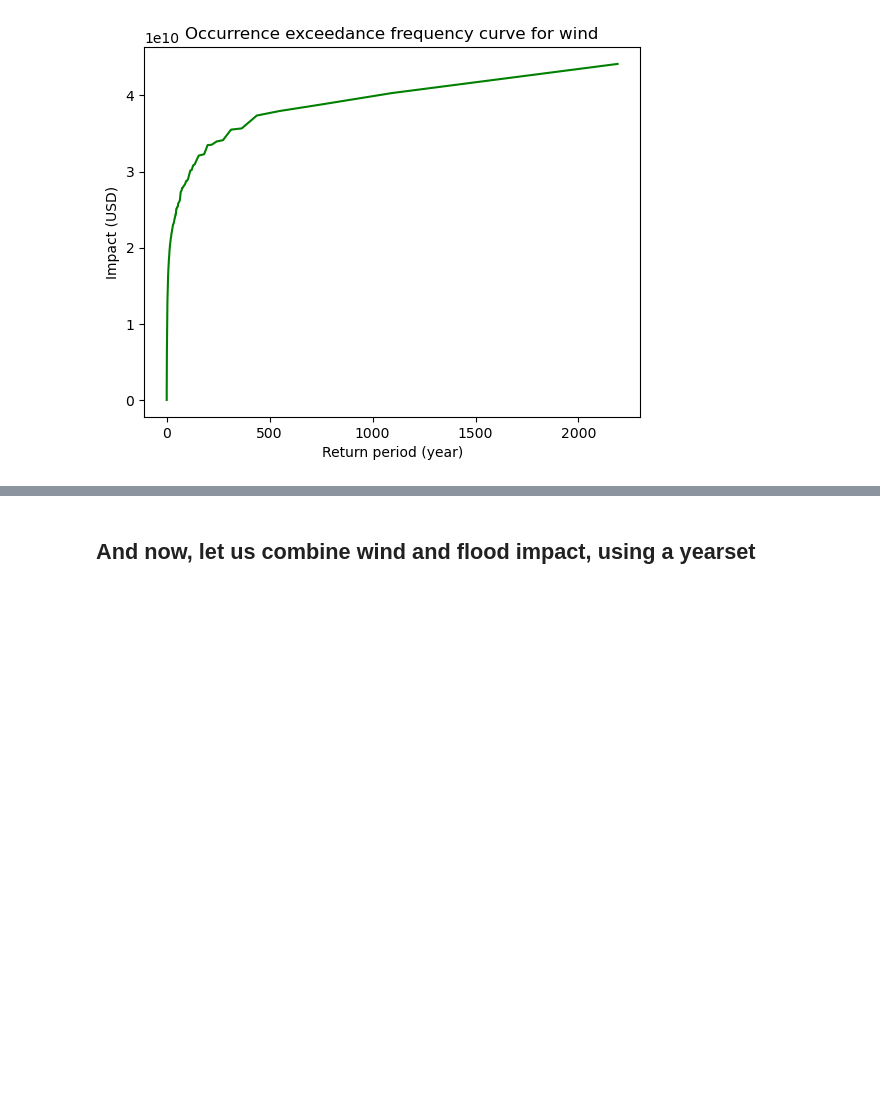
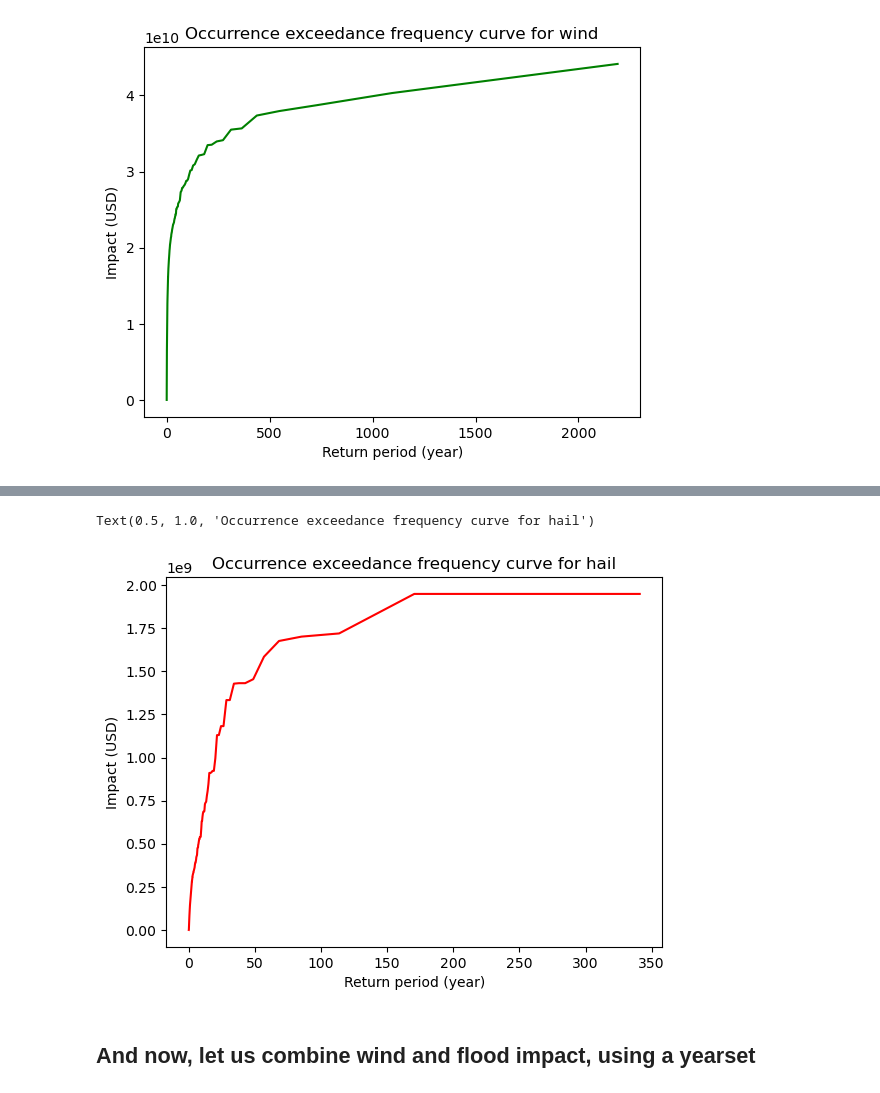
Before and after one commit to CLIMADA-project/climada-snippets, a Jupyter notebook: 002_ITA_WS_FL_HL_combine_demo.ipynb, the cells around one changed output, grey strips where cells are left out. Cells and saved outputs as stored; diff of their text form; code cells hidden in the pictures; blank space fills up the shorter version.

```diff
--- a/002_ITA_WS_FL_HL_combine_demo.ipynb
+++ b/002_ITA_WS_FL_HL_combine_demo.ipynb
@@ -118,3 +159,10 @@ Text(0.5, 1.0, 'Occurrence exceedance frequency curve for wind')
+# %%
+hail_ex_freq = hail_impact.calc_freq_curve()
+ax = hail_ex_freq.plot(color="red", label="hail");
+ax.set_title('Occurrence exceedance frequency curve for hail')
+# %% [output]
+Text(0.5, 1.0, 'Occurrence exceedance frequency curve for hail')
+[figure, added]
 # %% [markdown]
 ## And now, let us combine wind and flood impact, using a yearset
 # %% [markdown]
```
Also changed, not shown: parts of 8 cells of this notebook.
